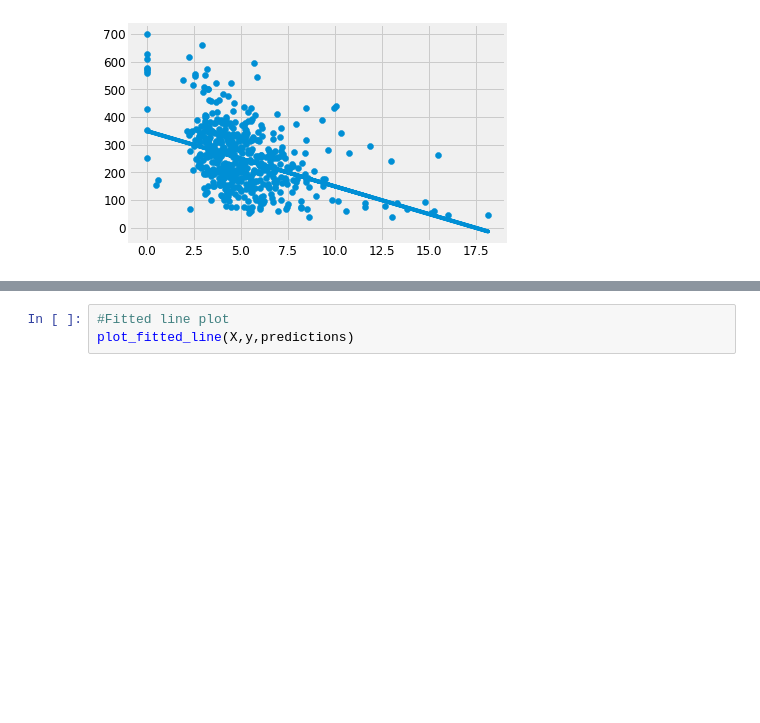
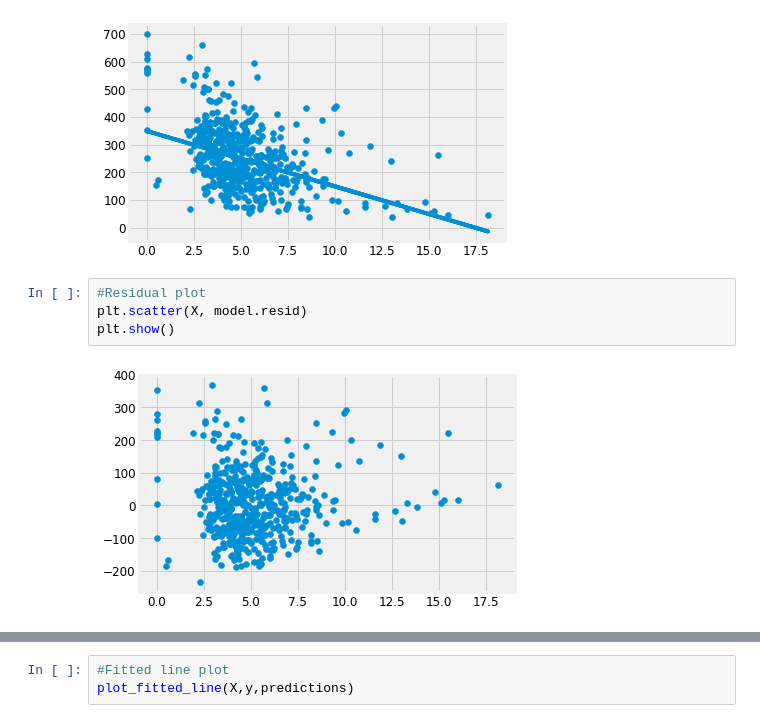
Before and after one commit to cschubert29/Intro_DS_Project, a Jupyter notebook: Code/National level analysis.ipynb, the cells around one changed output, grey strips where cells are left out. Saved outputs shown, nothing was run; the diff lists cells and outputs as text; blank space fills up the shorter version.

```diff
--- a/Code/National level analysis.ipynb
+++ b/Code/National level analysis.ipynb
@@ -424,6 +430,12 @@ parameters, then the fit options might not be the correct ones anymore .
 plot_fitted_line(X,y,predictions)
 # %% [output]
 [figure]
+# %%
+#Residual plot
+plt.scatter(X, model.resid)
+plt.show()
+# %% [output]
+[figure, added]
 # %%
 ##Robust linear model using a exponential transformation
 
```
Also changed, not shown: parts of 9 cells of this notebook.
